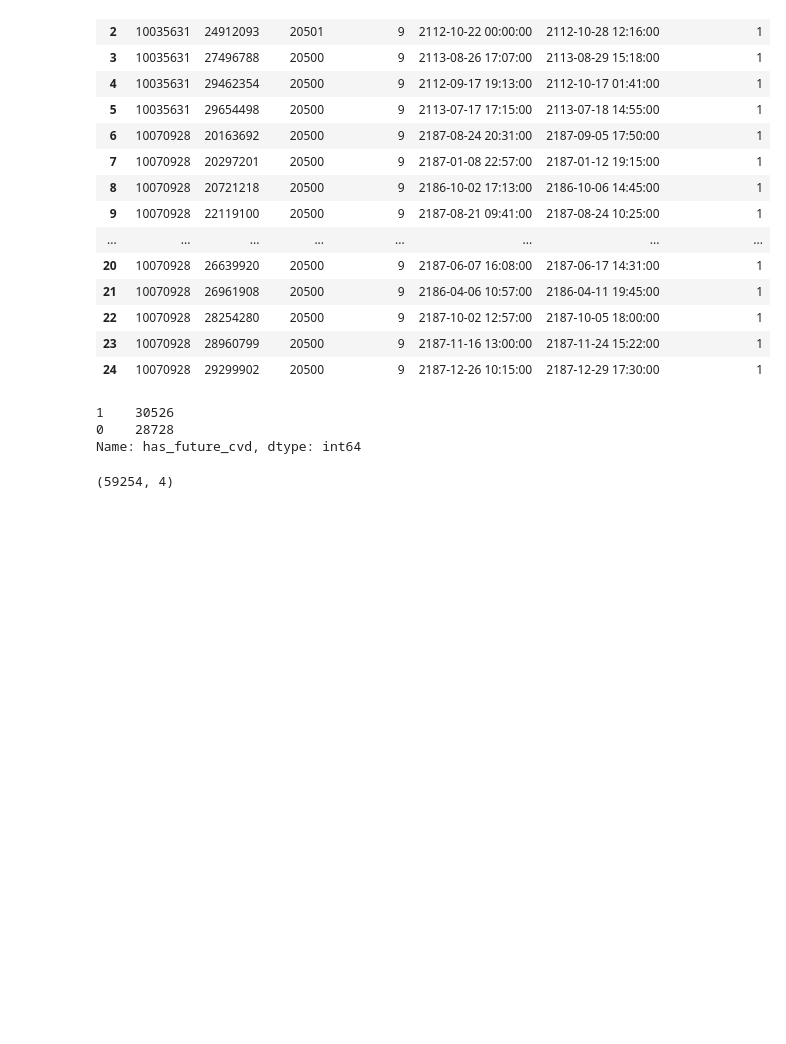
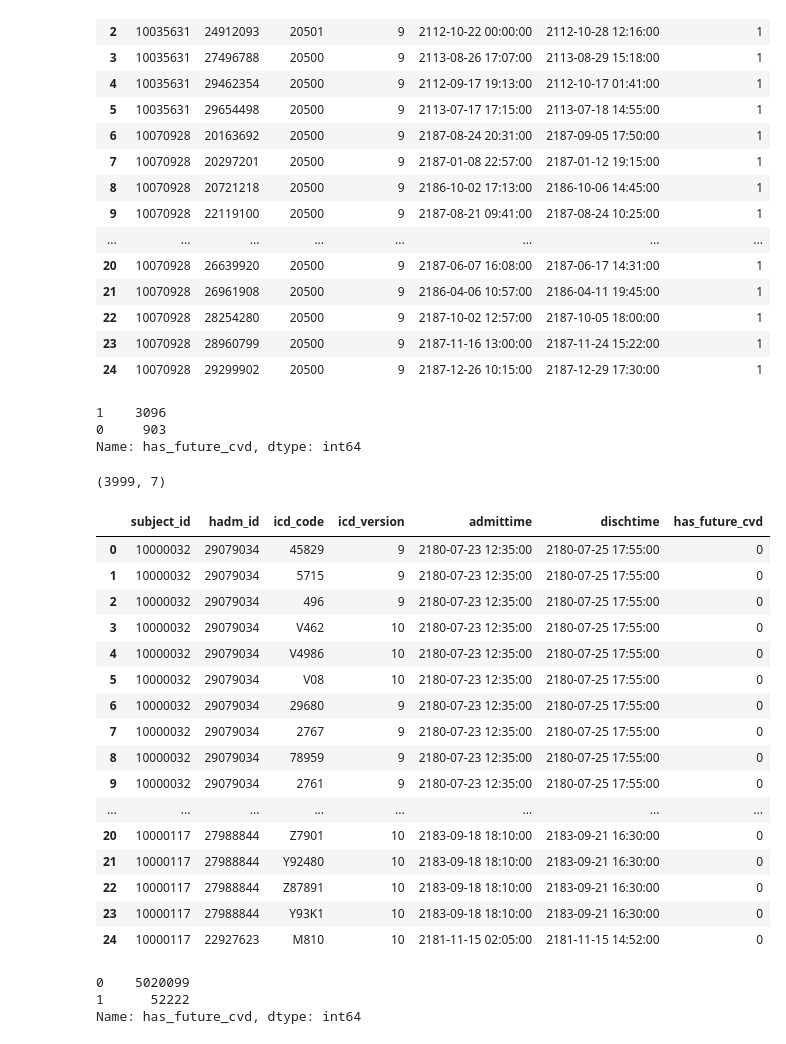
Before and after one commit to yloughribi/Internship, a Jupyter notebook: Python_script.ipynb, the cells around one changed output. Saved outputs shown, nothing was run; the diff lists cells and outputs as text; code cells hidden in the pictures; blank space fills up the shorter version.

Commit message:
Labeled the entire diagnoses table

```diff
--- a/Python_script.ipynb
+++ b/Python_script.ipynb
@@ -288,12 +288,45 @@ diag_cml_labeled.head(25)
 | 23 | 10070928 | 28960799 | 20500 | 9 | 2187-11-16 13:00:00 | 2187-11-24 15:22:00 | 1 |
 | 24 | 10070928 | 29299902 | 20500 | 9 | 2187-12-26 10:15:00 | 2187-12-29 17:30:00 | 1 |
 # %%
-cml_cvd['has_future_cvd'].value_counts()
+diag_cml_labeled['has_future_cvd'].value_counts()
 # %% [output]
-1    30526
-0    28728
+1    3096
+0     903
 Name: has_future_cvd, dtype: int64
 # %%
-cml_cvd.shape
+diag_cml_labeled.shape
 # %% [output]
-(59254, 4)
+(3999, 7)
+# %%
+columns_to_keep = ['subject_id', 'hadm_id', 'has_future_cvd']
+diag_cml_labeled = diag_cml_labeled[columns_to_keep]
+# %%
+merged_df = diag_df.merge(diag_cml_labeled, on=['subject_id', 'hadm_id'], how='left')
+# %%
+merged_df['has_future_cvd'] = merged_df['has_future_cvd'].fillna(0).astype(int)
+# %%
+merged_df.head(25)
+# %% [output]
+|  | subject_id | hadm_id | icd_code | icd_version | admittime | dischtime | has_future_cvd |
+| 0 | 10000032 | 29079034 | 45829 | 9 | 2180-07-23 12:35:00 | 2180-07-25 17:55:00 | 0 |
+| 1 | 10000032 | 29079034 | 5715 | 9 | 2180-07-23 12:35:00 | 2180-07-25 17:55:00 | 0 |
+| 2 | 10000032 | 29079034 | 496 | 9 | 2180-07-23 12:35:00 | 2180-07-25 17:55:00 | 0 |
+| 3 | 10000032 | 29079034 | V462 | 10 | 2180-07-23 12:35:00 | 2180-07-25 17:55:00 | 0 |
+| 4 | 10000032 | 29079034 | V4986 | 10 | 2180-07-23 12:35:00 | 2180-07-25 17:55:00 | 0 |
+| 5 | 10000032 | 29079034 | V08 | 10 | 2180-07-23 12:35:00 | 2180-07-25 17:55:00 | 0 |
+| 6 | 10000032 | 29079034 | 29680 | 9 | 2180-07-23 12:35:00 | 2180-07-25 17:55:00 | 0 |
+| 7 | 10000032 | 29079034 | 2767 | 9 | 2180-07-23 12:35:00 | 2180-07-25 17:55:00 | 0 |
+| 8 | 10000032 | 29079034 | 78959 | 9 | 2180-07-23 12:35:00 | 2180-07-25 17:55:00 | 0 |
+| 9 | 10000032 | 29079034 | 2761 | 9 | 2180-07-23 12:35:00 | 2180-07-25 17:55:00 | 0 |
+| ... | ... | ... | ... | ... | ... | ... | ... |
+| 20 | 10000117 | 27988844 | Z7901 | 10 | 2183-09-18 18:10:00 | 2183-09-21 16:30:00 | 0 |
+| 21 | 10000117 | 27988844 | Y92480 | 10 | 2183-09-18 18:10:00 | 2183-09-21 16:30:00 | 0 |
+| 22 | 10000117 | 27988844 | Z87891 | 10 | 2183-09-18 18:10:00 | 2183-09-21 16:30:00 | 0 |
+| 23 | 10000117 | 27988844 | Y93K1 | 10 | 2183-09-18 18:10:00 | 2183-09-21 16:30:00 | 0 |
+| 24 | 10000117 | 22927623 | M810 | 10 | 2181-11-15 02:05:00 | 2181-11-15 14:52:00 | 0 |
+# %%
+merged_df['has_future_cvd'].compute().value_counts()
+# %% [output]
+0    5020099
+1      52222
+Name: has_future_cvd, dtype: int64
```
